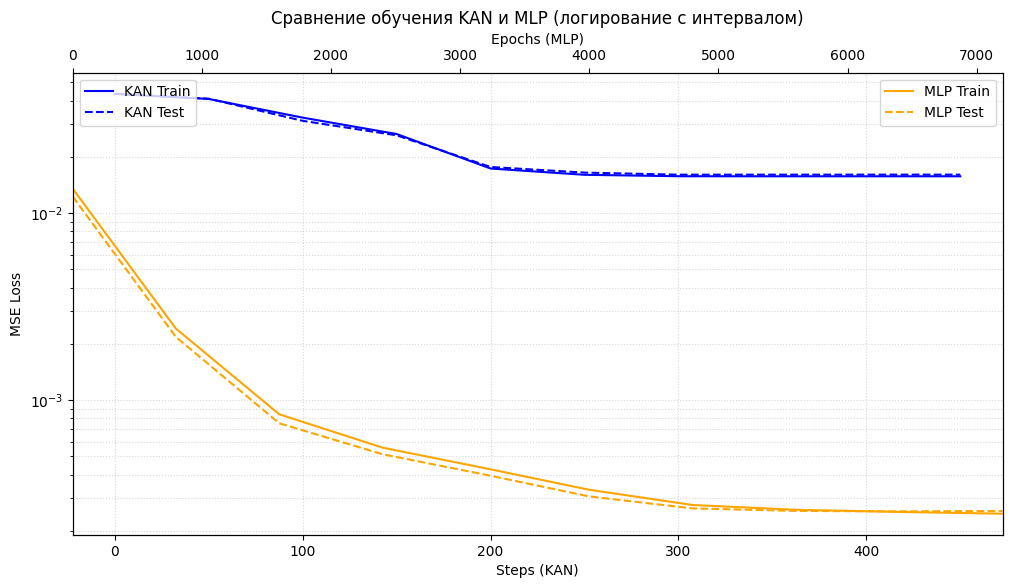
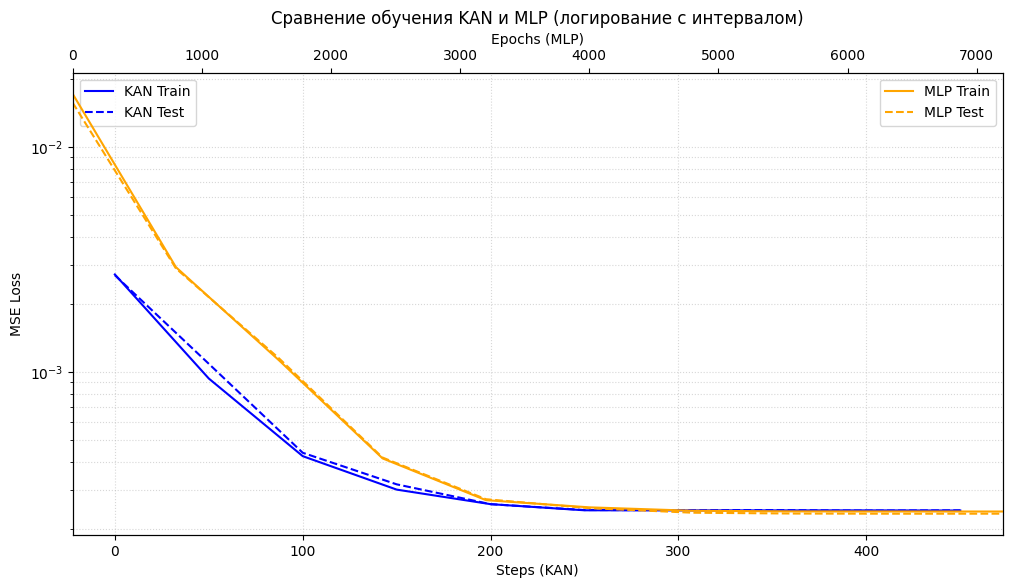
The change to this notebook cell's code, shown as a diff; its figure went from the first image to the second:
--- before
+++ after
@@ -4,9 +4,12 @@
 mlp_epochs = [i*800 for i in range(len(train_losses_mlp))]
 
+train_losses_kan_mse = [loss**2 for loss in train_losses_kan]
+test_losses_kan_mse  = [loss**2 for loss in test_losses_kan]
+
 fig, ax1 = plt.subplots(figsize=(12, 6))
 
 # Ось X для KAN (нижняя)
-ax1.plot(kan_steps, train_losses_kan, label='KAN Train', color='blue', linestyle='-')
-ax1.plot(kan_steps, test_losses_kan,  label='KAN Test',  color='blue', linestyle='--')
+ax1.plot(kan_steps, train_losses_kan_mse, label='KAN Train', color='blue', linestyle='-')
+ax1.plot(kan_steps, test_losses_kan_mse,  label='KAN Test',  color='blue', linestyle='--')
 ax1.set_xlabel('Steps (KAN)')
 ax1.set_ylabel('MSE Loss')

Commit: Создано в Colab